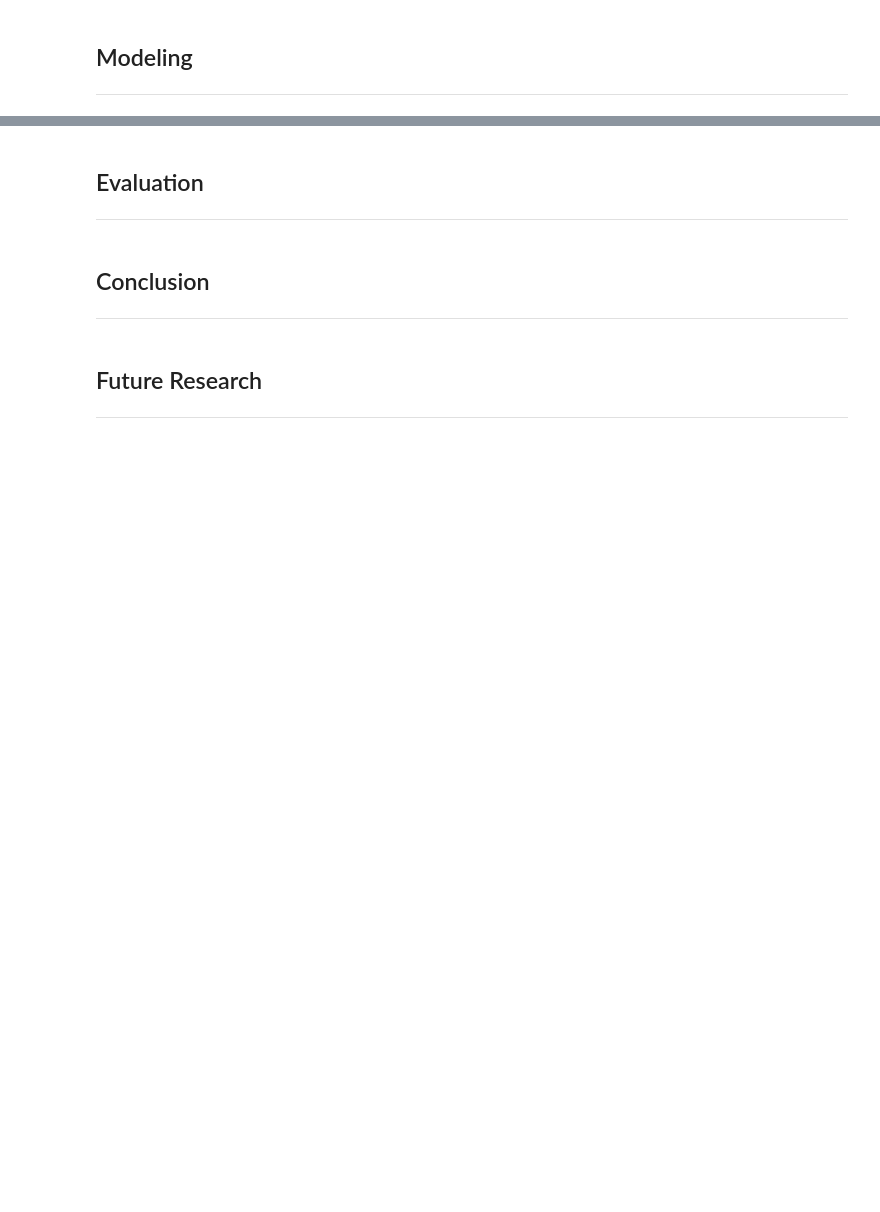
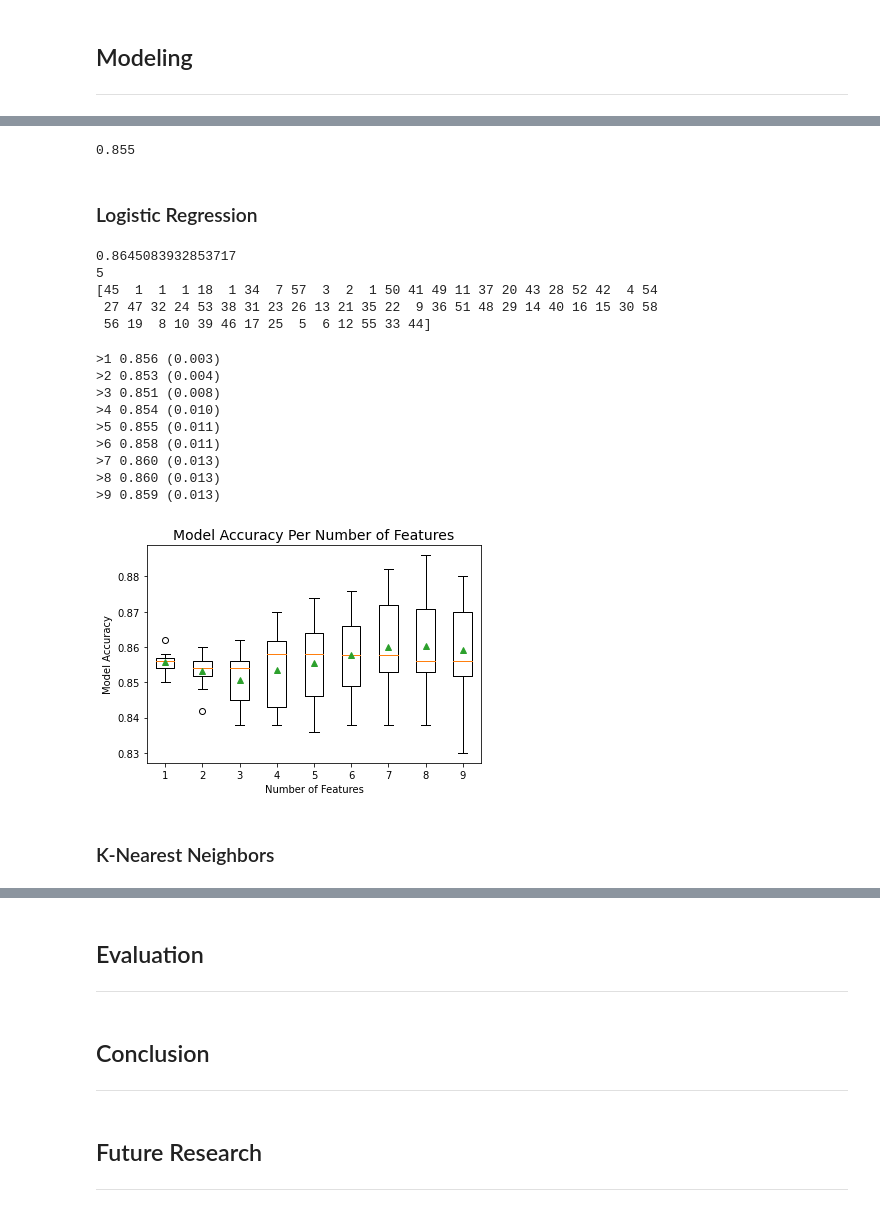
Before and after one commit to Sombrero7/project3, a Jupyter notebook: final_notebook.ipynb, the cells around one changed output, grey strips where cells are left out. Saved outputs shown, nothing was run; the diff lists cells and outputs as text; code cells hidden in the pictures; blank space fills up the shorter version.

```diff
--- a/final_notebook.ipynb
+++ b/final_notebook.ipynb
@@ -146,0 +173,80 @@ df.to_csv('data_clean.csv')
+# %%
+round(dummy.score(X_test, y_test), 3)
+# %% [output]
+0.855
+# %% [markdown]
+### Logistic Regression
+# %%
+from sklearn.feature_selection import RFE
+from sklearn.linear_model import LogisticRegression
+from sklearn.preprocessing import StandardScaler
+
+ss = StandardScaler()
+X_train_scaled = ss.fit_transform(X_train)
+X_test_scaled = ss.transform(X_test)
+
+log_reg = LogisticRegression(random_state=42)
+log_reg.fit(X_train_scaled, y_train)
+score = log_reg.score(X_test_scaled, y_test)
+
+print(score)
+rfe = RFE(log_reg, n_features_to_select=5)
+rfe.fit(X_train_scaled, y_train)
+
+print(rfe.n_features_)
+print(rfe.ranking_)
+# %% [output]
+0.8645083932853717
+5
+[45  1  1  1 18  1 34  7 57  3  2  1 50 41 49 11 37 20 43 28 52 42  4 54
+ 27 47 32 24 53 38 31 23 26 13 21 35 22  9 36 51 48 29 14 40 16 15 30 58
+ 56 19  8 10 39 46 17 25  5  6 12 55 33 44]
+# %%
+from sklearn.model_selection import RepeatedStratifiedKFold
+from sklearn.feature_selection import RFE
+from sklearn.pipeline import Pipeline
+
+# get a list of models to evaluate
+def get_models():
+    models = dict()
+    for i in range(1, 10):
+        rfe = RFE(estimator=LogisticRegression(), n_features_to_select=i)
+        model = LogisticRegression(random_state=42)
+        models[str(i)] = Pipeline(steps=[('s',rfe),('m',model)])
+    return models
+
+# evaluate a give model using cross-validation
+def evaluate_model(model, X, y):
+    cv = RepeatedStratifiedKFold(n_splits=5, n_repeats=3, random_state=42)
+    scores = cross_val_score(model, X, y, scoring='accuracy', cv=cv, n_jobs=-1)
+    return scores
+
+# define dataset
+# get the models to evaluate
+models = get_models()
+# evaluate the models and store results
+results, names = list(), list()
+for name, model in models.items():
+    scores = evaluate_model(model, X_train_scaled, y_train)
+    results.append(scores)
+    names.append(name)
+    print('>%s %.3f (%.3f)' % (name, np.mean(scores), np.std(scores)))
+# plot model performance for comparison
+plt.boxplot(results, labels=names, showmeans=True)
+plt.xlabel('Number of Features')
+plt.ylabel('Model Accuracy')
+plt.title('Model Accuracy Per Number of Features', fontsize=14)
+plt.show()
+# %% [output]
+>1 0.856 (0.003)
+>2 0.853 (0.004)
+>3 0.851 (0.008)
+>4 0.854 (0.010)
+>5 0.855 (0.011)
+>6 0.858 (0.011)
+>7 0.860 (0.013)
+>8 0.860 (0.013)
+>9 0.859 (0.013)
+[figure, added]
+# %% [markdown]
+### K-Nearest Neighbors
```
Also changed, not shown: parts of 17 cells of this notebook.
